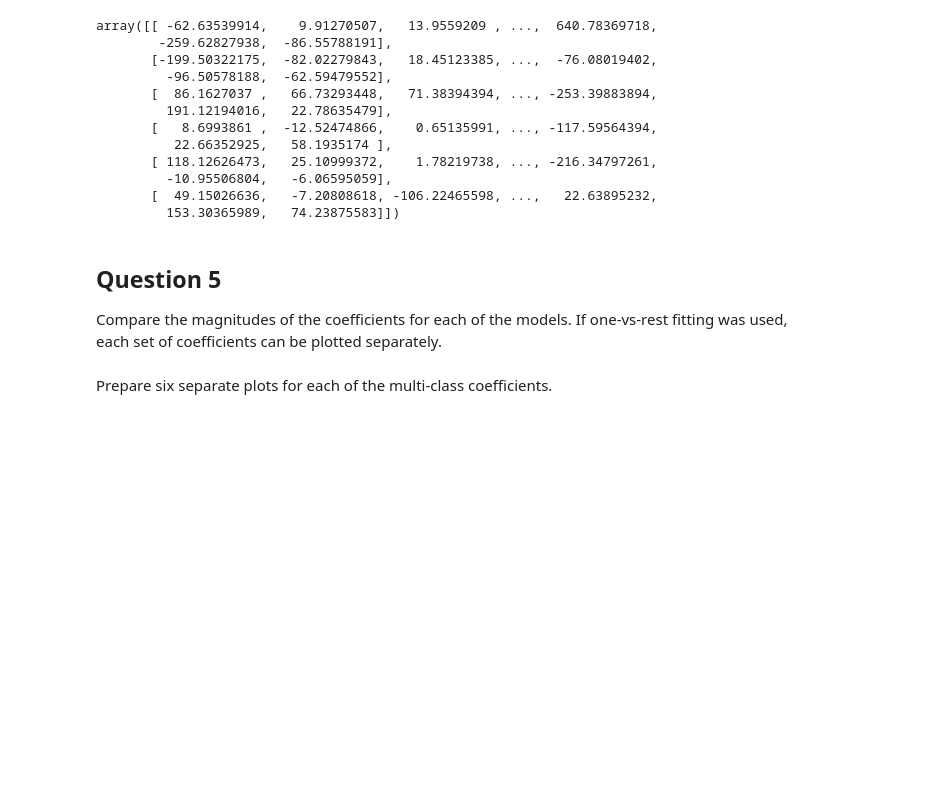
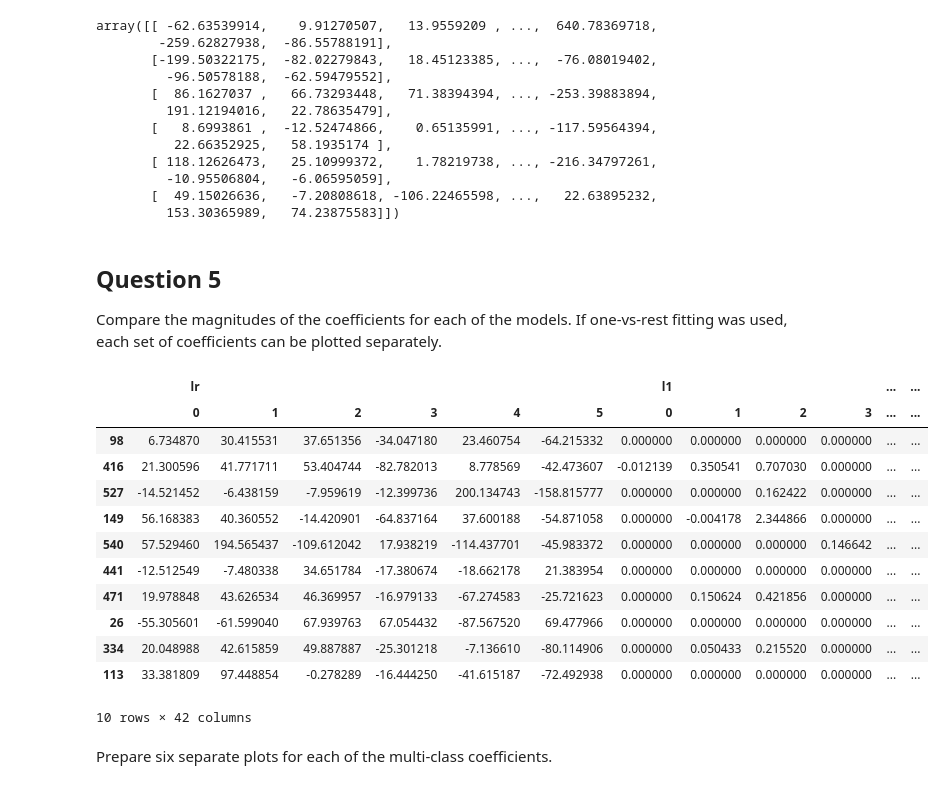
Before and after one commit to pedrosantos1403/CI-Algorithms, a Jupyter notebook: Regularization Bias Variance Error Metric/Regressao_Logistica_V2_ava.ipynb, the cells around one changed output. Cells and saved outputs as stored; diff of their text form; code cells hidden in the pictures; blank space fills up the shorter version.

```diff
--- a/Regularization Bias Variance Error Metric/Regressao_Logistica_V2_ava.ipynb
+++ b/Regularization Bias Variance Error Metric/Regressao_Logistica_V2_ava.ipynb
@@ -247,26 +247,40 @@ Compare the magnitudes of the coefficients for each of the models. If one-vs-res
 # %%
 # Combine all the coefficients into a dataframe
 coefficients = list()
 
 coeff_labels = ['lr', 'l1', 'l2', 'newton-cg', 'lbfgs', 'sag', 'saga']
 coeff_models = [lr, lr_l1, lr_l2, newton, lbfgs, sag, saga]
 
 #for lab,mod in zip(coeff_labels, coeff_models):
 #    coeffs = mod.coef_
 #    levels=[[lab], [0,1,2,3,4,5]]
 #    labels=[[0,0,0,0,0,0], [0,1,2,3,4,5]]
 #    coeff_label = pd.MultiIndex(levels,labels)
 #    coefficients.append(pd.DataFrame(coeffs.T, columns=coeff_label))
 
 for lab,mod in zip(coeff_labels, coeff_models):
     coeffs = mod.coef_
-    coeff_label = pd.MultiIndex(levels=[[lab], [0,1,2,3,4,5,6]],
-                                 codes=[[0,0,0,0,0,0,0], [0,1,2,3,4,5,6]])
+    coeff_label = pd.MultiIndex(levels=[[lab], [0,1,2,3,4,5]],
+                                 codes=[[0,0,0,0,0,0], [0,1,2,3,4,5]])
     coefficients.append(pd.DataFrame(coeffs.T, columns=coeff_label))
 
 coefficients = pd.concat(coefficients, axis=1)
 
 coefficients.sample(10)
+# %% [output]
+|  | lr |  |  |  |  |  | l1 |  |  |  | ... | ... |
+|  | 0 | 1 | 2 | 3 | 4 | 5 | 0 | 1 | 2 | 3 | ... | ... |
+| 98 | 6.734870 | 30.415531 | 37.651356 | -34.047180 | 23.460754 | -64.215332 | 0.000000 | 0.000000 | 0.000000 | 0.000000 | ... | ... |
+| 416 | 21.300596 | 41.771711 | 53.404744 | -82.782013 | 8.778569 | -42.473607 | -0.012139 | 0.350541 | 0.707030 | 0.000000 | ... | ... |
+| 527 | -14.521452 | -6.438159 | -7.959619 | -12.399736 | 200.134743 | -158.815777 | 0.000000 | 0.000000 | 0.162422 | 0.000000 | ... | ... |
+| 149 | 56.168383 | 40.360552 | -14.420901 | -64.837164 | 37.600188 | -54.871058 | 0.000000 | -0.004178 | 2.344866 | 0.000000 | ... | ... |
+| 540 | 57.529460 | 194.565437 | -109.612042 | 17.938219 | -114.437701 | -45.983372 | 0.000000 | 0.000000 | 0.000000 | 0.146642 | ... | ... |
+| 441 | -12.512549 | -7.480338 | 34.651784 | -17.380674 | -18.662178 | 21.383954 | 0.000000 | 0.000000 | 0.000000 | 0.000000 | ... | ... |
+| 471 | 19.978848 | 43.626534 | 46.369957 | -16.979133 | -67.274583 | -25.721623 | 0.000000 | 0.150624 | 0.421856 | 0.000000 | ... | ... |
+| 26 | -55.305601 | -61.599040 | 67.939763 | 67.054432 | -87.567520 | 69.477966 | 0.000000 | 0.000000 | 0.000000 | 0.000000 | ... | ... |
+| 334 | 20.048988 | 42.615859 | 49.887887 | -25.301218 | -7.136610 | -80.114906 | 0.000000 | 0.050433 | 0.215520 | 0.000000 | ... | ... |
+| 113 | 33.381809 | 97.448854 | -0.278289 | -16.444250 | -41.615187 | -72.492938 | 0.000000 | 0.000000 | 0.000000 | 0.000000 | ... | ... |
+10 rows × 42 columns
 # %% [markdown]
 Prepare six separate plots for each of the multi-class coefficients.
 # %%
```
Also changed, not shown: parts of 24 cells of this notebook, 1 other file.
